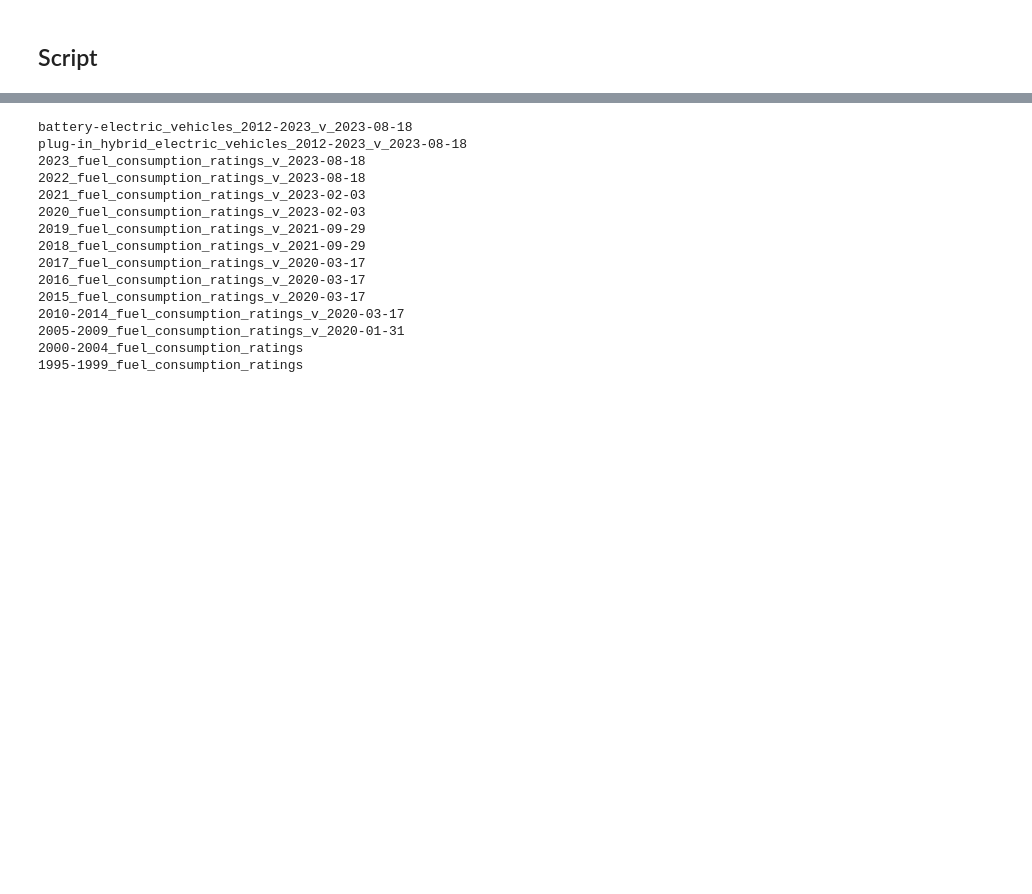
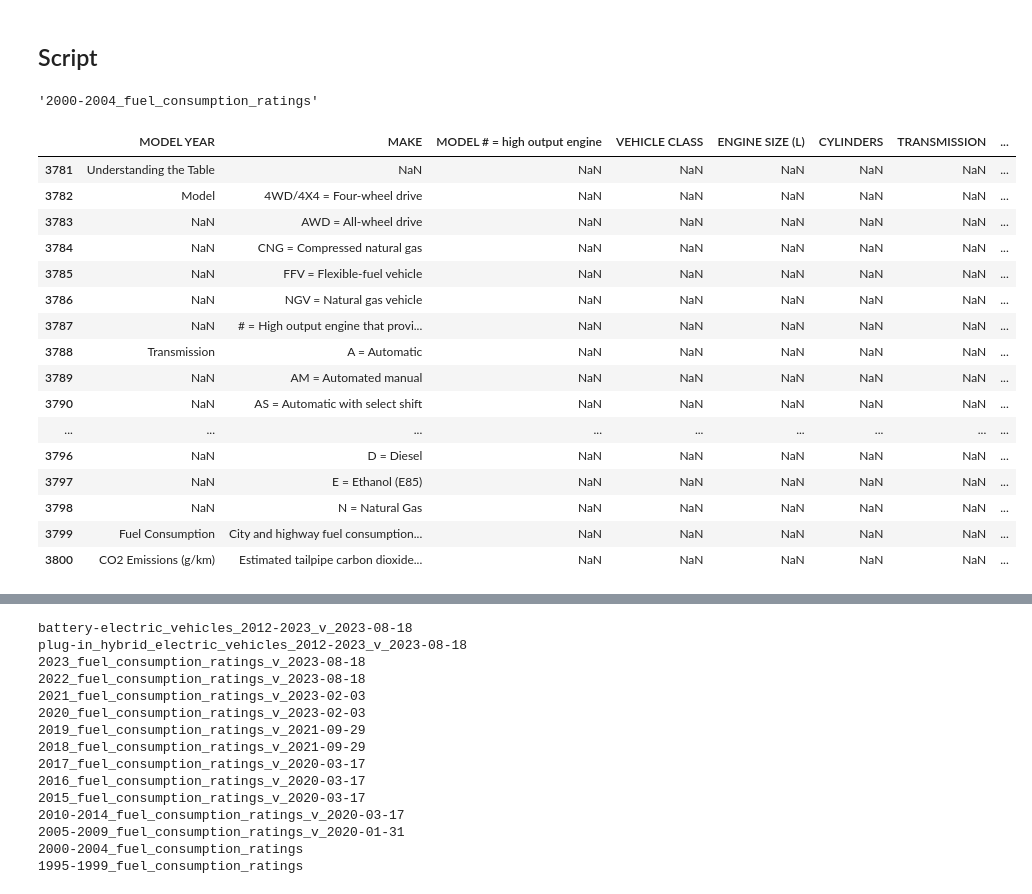
Before and after one commit to jhicks2306/vehicle-co2, a Jupyter notebook: datadownload.ipynb, the cells around one changed output, grey strips where cells are left out. Cells and saved outputs as stored; diff of their text form; code cells hidden in the pictures; blank space fills up the shorter version.

```diff
--- a/datadownload.ipynb
+++ b/datadownload.ipynb
@@ -163,7 +177,7 @@ metadata_url = 'https://open.canada.ca/data/api/action/package_show?id=98f1a129-
 # Build list of available resources
 resources_df = extract_metadata(metadata_url)
 
-# Remove unwanted resources
+# Remove unwanted old resources
 resources_df = resources_df[~resources_df['name'].str.contains('Original')]
 
 # Build filenames for desired resources and add to resources_df
@@ -178,11 +192,14 @@ resources_df.loc[:,'file_name'] = file_names
 # Build raw data file path
 path = Path.cwd()
 raw_path = path / 'data' / 'raw'
+merged_header_path = path / 'data' / 'merged-headers'
 
 # Download and save raw data for each resource
 for idx, row in resources_df.iterrows():
     url = row[1]
     file_name = row[2]
-    raw_file_name = raw_path /  f'{file_name}.csv'
+    raw_file_name = raw_path / f'{file_name}.csv'
+    merged_header_file_name = merged_header_path / f'{file_name}.csv'
     extract_raw_data(url, raw_file_name)
+    merge_top_two_rows(raw_file_name, merged_header_file_name)
 # %%
@@ -194,5 +218,32 @@ for idx, row in resources_df.iterrows():
 # Find the union of column headers
 # Open each file as df and append to a master df
 # Save down master df
+# %%
+file_name = resources_df['file_name'][26]
+file_name
+# %% [output]
+'2000-2004_fuel_consumption_ratings'
 # %%
-raw_file_name = raw_path /  f'{file_name}.csv'
+raw_file_name = merged_header_path /  f'{file_name}.csv'
+# %%
+test_df = pd.read_csv(raw_file_name)
+# %%
+test_df.tail(20)
+# %% [output]
+|  | MODEL YEAR | MAKE | MODEL # = high output engine | VEHICLE CLASS | ENGINE SIZE (L) | CYLINDERS | TRANSMISSION | ... |
+| 3781 | Understanding the Table | NaN | NaN | NaN | NaN | NaN | NaN | ... |
+| 3782 | Model | 4WD/4X4 = Four-wheel drive | NaN | NaN | NaN | NaN | NaN | ... |
+| 3783 | NaN | AWD = All-wheel drive | NaN | NaN | NaN | NaN | NaN | ... |
+| 3784 | NaN | CNG = Compressed natural gas | NaN | NaN | NaN | NaN | NaN | ... |
+| 3785 | NaN | FFV = Flexible-fuel vehicle | NaN | NaN | NaN | NaN | NaN | ... |
+| 3786 | NaN | NGV = Natural gas vehicle | NaN | NaN | NaN | NaN | NaN | ... |
+| 3787 | NaN | # = High output engine that provi... | NaN | NaN | NaN | NaN | NaN | ... |
+| 3788 | Transmission | A = Automatic | NaN | NaN | NaN | NaN | NaN | ... |
+| 3789 | NaN | AM = Automated manual | NaN | NaN | NaN | NaN | NaN | ... |
+| 3790 | NaN | AS = Automatic with select shift | NaN | NaN | NaN | NaN | NaN | ... |
+| ... | ... | ... | ... | ... | ... | ... | ... | ... |
+| 3796 | NaN | D = Diesel | NaN | NaN | NaN | NaN | NaN | ... |
+| 3797 | NaN | E = Ethanol (E85) | NaN | NaN | NaN | NaN | NaN | ... |
+| 3798 | NaN | N = Natural Gas | NaN | NaN | NaN | NaN | NaN | ... |
+| 3799 | Fuel Consumption | City and highway fuel consumption... | NaN | NaN | NaN | NaN | NaN | ... |
+| 3800 | CO2 Emissions (g/km) | Estimated tailpipe carbon dioxide... | NaN | NaN | NaN | NaN | NaN | ... |
```
Also changed, not shown: parts of 12 cells of this notebook.
